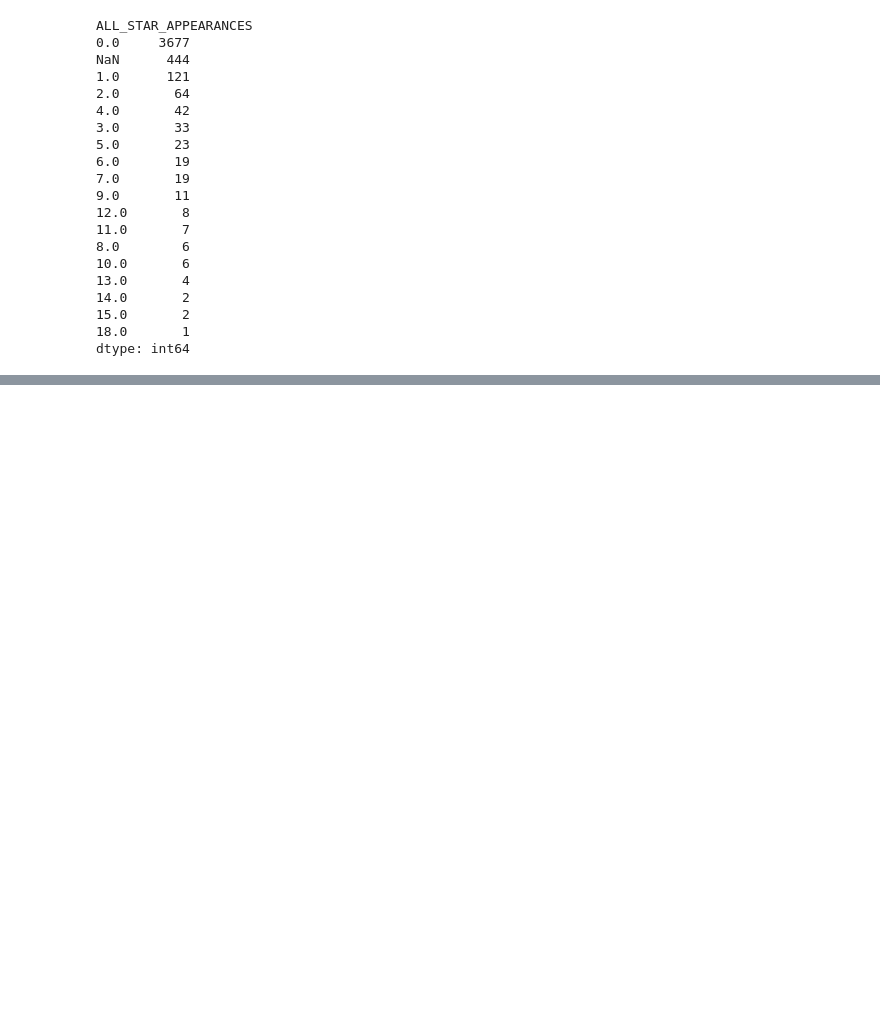
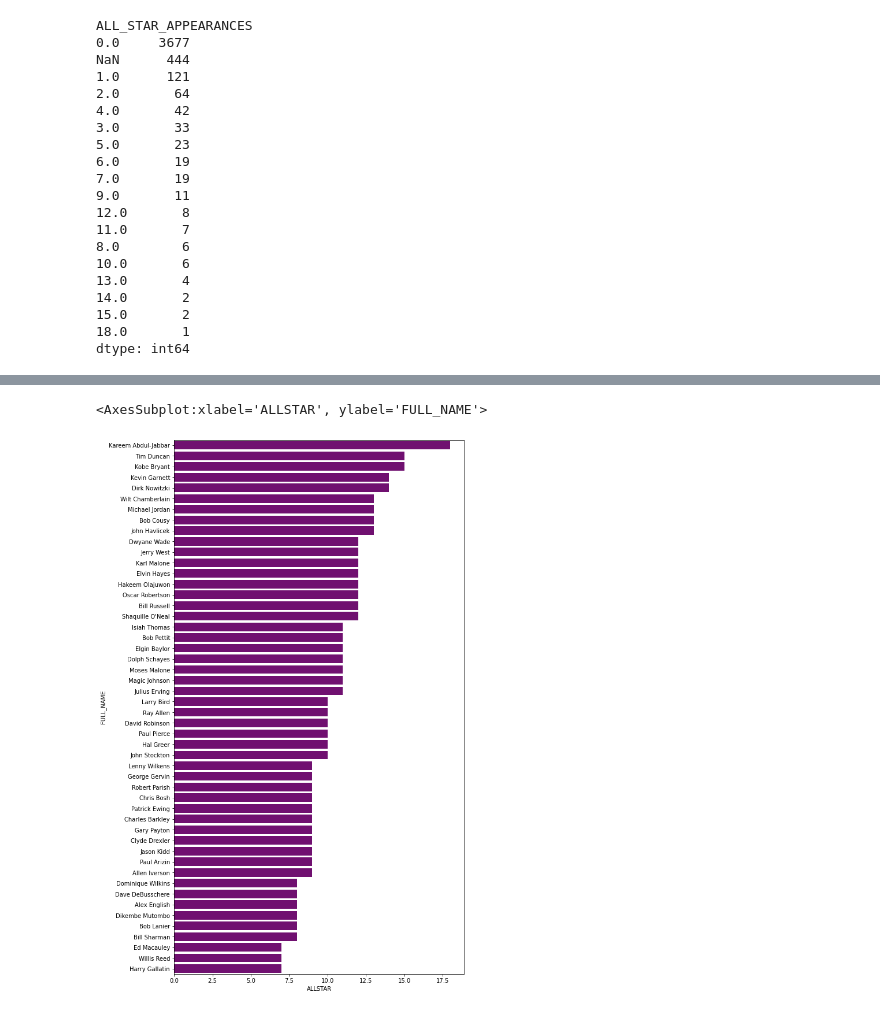
Before and after one commit to data301-2021-winter1/project-group-46-project-1, a Jupyter notebook: notebooks/analysis2.ipynb, the cells around one changed output, grey strips where cells are left out. Saved outputs shown, nothing was run; the diff lists cells and outputs as text; code cells hidden in the pictures; blank space fills up the shorter version.

```diff
--- a/notebooks/analysis2.ipynb
+++ b/notebooks/analysis2.ipynb
@@ -220,0 +388,8 @@ dtype: int64
+# %%
+newdata = playerdata.drop(columns = ['DISPLAY_LAST_COMMA_FIRST', 'DISPLAY_FI_LAST',
+                                     'PLAYER_SLUG','TEAM_ABBREVIATION','PLAYERCODE','TEAM_CODE','NBA_FLAG',
+                                     'GAMES_PLAYED_FLAG','JERSEY', "GAMES_PLAYED_CURRENT_SEASON_FLAG", "DLEAGUE_FLAG", "DISPLAY_FIRST_LAST"])
+
+newdata = newdata.rename(columns = {"ALL_STAR_APPEARANCES":"ALLSTAR", "SEASON_EXP":"SEASON"})
+newdata = newdata.sort_values("ALLSTAR", ascending=False).reset_index(drop=True)
+newdata.info()
@@ -220,0 +414,2 @@ dtype: int64
+# %%
+newdata['IS_ACTIVE'] = newdata['IS_ACTIVE'].replace([0,1],['No','Yes'])
@@ -220,0 +435,5 @@ dtype: int64
+# %%
+newdata = newdata.assign(OD = lambda a: (a.PTS*a.AST*a.REB*a.SEASON)/((a.PTS + a.AST + a.REB)*100))
+newdata = newdata.assign(Attratio = lambda b: (b.PTS+b.AST)/(b.PTS+b.AST+b.REB))
+newdata = newdata.assign(Defratio = lambda c: (c.REB)/(c.PTS+c.AST+c.REB))
+newdata.info()
@@ -220,0 +504,3 @@ dtype: int64
+# %%
+topAllstars = newdata.sort_values('ALLSTAR', ascending = False).head(50)
+topAllstars
@@ -220,0 +526,6 @@ dtype: int64
+# %%
+plt.figure(figsize=(9,17))
+sns.barplot(x = 'ALLSTAR', y = 'FULL_NAME', data = topAllstars, color = 'purple', ci = None)
+# %% [output]
+<AxesSubplot:xlabel='ALLSTAR', ylabel='FULL_NAME'>
+[figure, added]
```
Also changed, not shown: parts of 54 cells of this notebook, 2 other files.
